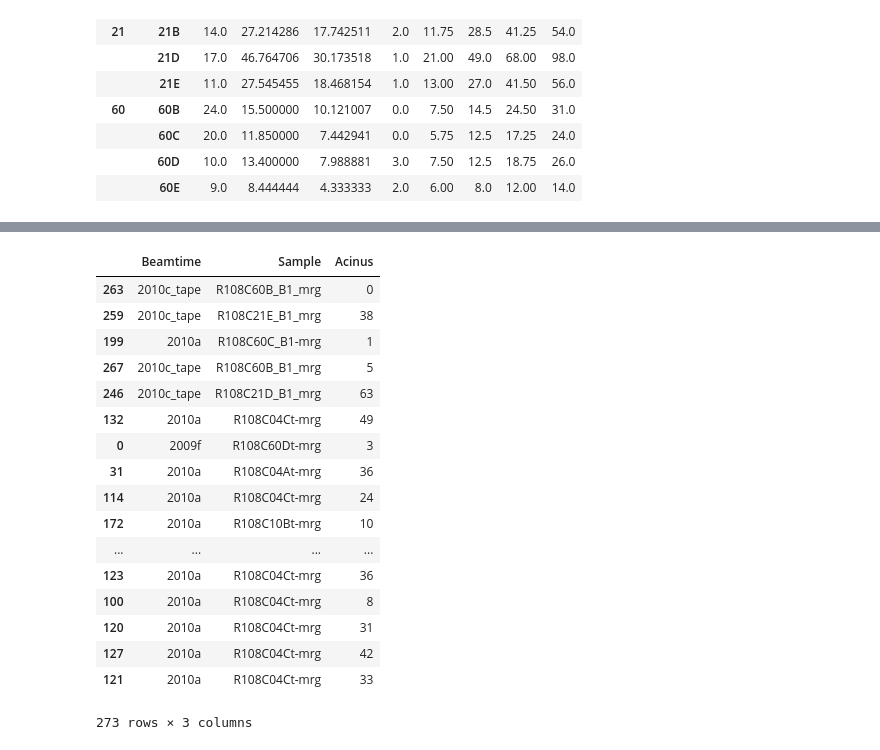
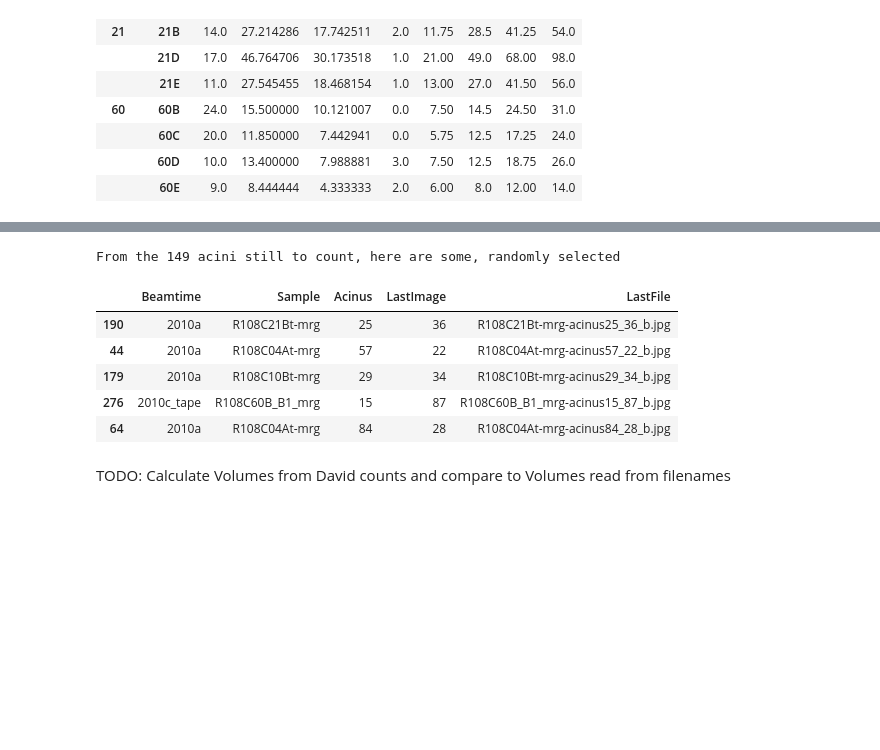
Before and after one commit to habi/acinar-analysis, a Jupyter notebook: DisectorVolumes.ipynb, the cells around one changed output, grey strips where cells are left out. Saved outputs shown, nothing was run; the diff lists cells and outputs as text; code cells hidden in the pictures; blank space fills up the shorter version.

```diff
--- a/DisectorVolumes.ipynb
+++ b/DisectorVolumes.ipynb
@@ -64,11 +72,11 @@ David assessed the disector volume in 15 acini
 # %%
-David = pandas.DataFrame({'Location_Counts': StepanizerFiles})
-David['Filename_Counts'] = [os.path.basename(f) for f in StepanizerFiles]
-David['Beamtime'] = [os.path.dirname(f).split('Acini')[1].split(os.sep)[1] for f in StepanizerFiles]
-David['Sample'] = [os.path.basename(f).split('-acinus')[0][1:] for f in StepanizerFiles]
-David['Animal'] = [os.path.basename(f).split('_R108C')[1].split('mrg-')[0][:3] for f in StepanizerFiles]
-David['Day'] = [int(os.path.basename(f).split('_R108C')[1].split('mrg-')[0][:2]) for f in StepanizerFiles]
-David['Acinus'] = [int(os.path.basename(f).split('acinus')[1].split('_')[0]) for f in StepanizerFiles]
+David = pandas.DataFrame({'Location': StepanizerFiles_David})
+David['Filename'] = [os.path.basename(f) for f in StepanizerFiles_David]
+David['Beamtime'] = [os.path.dirname(f).split('Acini')[1].split(os.sep)[1] for f in StepanizerFiles_David]
+David['Sample'] = [os.path.basename(f).split('-acinus')[0][1:] for f in StepanizerFiles_David]
+David['Animal'] = [os.path.basename(f).split('_R108C')[1].split('mrg-')[0][:3] for f in StepanizerFiles_David]
+David['Day'] = [int(os.path.basename(f).split('_R108C')[1].split('mrg-')[0][:2]) for f in StepanizerFiles_David]
+David['Acinus'] = [int(os.path.basename(f).split('acinus')[1].split('_')[0]) for f in StepanizerFiles_David]
 # %%
 David.groupby(by=['Day', 'Animal'])['Acinus'].describe()
 # %% [output]
@@ -140,7 +165,7 @@ DisectorVolumes.groupby(by=['Day', 'Animal'])['Counts'].describe()
 # Based on https://stackoverflow.com/a/33350050/323100
 StillToDo = pandas.merge(Eveline, David,
                          on=['Animal', 'Acinus', 'Day', 'Beamtime', 'Sample'],
-                         how='outer',
+                         how='outer', suffixes=['_Eveline', '_David'],
                          indicator=True)
 StillToDo = StillToDo[StillToDo._merge != 'both']
 print('We still need to assess the disector volume in %s acini...' % len(StillToDo))
@@ -148,0 +204,5 @@ We still need to assess the disector volume in 273 acini...
+# %%
+# Get last image file
+StillToDo['LastFile'] = [os.path.basename(sorted(glob.glob(os.path.join(os.path.dirname(location),
+                                                                         '*_??_b.jpg')))[-1]) for
+                          location in StillToDo.Location_Eveline]
@@ -149,23 +218,21 @@ We still need to assess the disector volume in 273 acini...
+# %%
+# See if we have more than 99 images...
+StillToDo['LastImage'] = [[int(os.path.basename(i).split('_')[-2]) for i in glob.glob(os.path.join(os.path.dirname(location),
+                                          '*.jpg'))] for
+                          location in StillToDo.Location_Eveline]
+StillToDo['LastImage'] = [max(li) for li in StillToDo['LastImage']]
 # %%
 # Print the 'Still to do' counts in random order.
 # Use this order to assess the disector volume
-StillToDo.sample(n=len(StillToDo))[['Beamtime', 'Sample', 'Acinus']]
+print('From the %s acini still to count, here are some, randomly selected' % len(StillToDo))
+StillToDo.sample(n=5)[['Beamtime', 'Sample', 'Acinus', 'LastImage', 'LastFile']]
 # %% [output]
+From the 149 acini still to count, here are some, randomly selected
-|  | Beamtime | Sample | Acinus |
-| 263 | 2010c_tape | R108C60B_B1_mrg | 0 |
-| 259 | 2010c_tape | R108C21E_B1_mrg | 38 |
-| 199 | 2010a | R108C60C_B1-mrg | 1 |
-| 267 | 2010c_tape | R108C60B_B1_mrg | 5 |
-| 246 | 2010c_tape | R108C21D_B1_mrg | 63 |
-| 132 | 2010a | R108C04Ct-mrg | 49 |
-| 0 | 2009f | R108C60Dt-mrg | 3 |
-| 31 | 2010a | R108C04At-mrg | 36 |
-| 114 | 2010a | R108C04Ct-mrg | 24 |
-| 172 | 2010a | R108C10Bt-mrg | 10 |
-| ... | ... | ... | ... |
-| 123 | 2010a | R108C04Ct-mrg | 36 |
-| 100 | 2010a | R108C04Ct-mrg | 8 |
-| 120 | 2010a | R108C04Ct-mrg | 31 |
-| 127 | 2010a | R108C04Ct-mrg | 42 |
-| 121 | 2010a | R108C04Ct-mrg | 33 |
+|  | Beamtime | Sample | Acinus | LastImage | LastFile |
+| 190 | 2010a | R108C21Bt-mrg | 25 | 36 | R108C21Bt-mrg-acinus25_36_b.jpg |
+| 44 | 2010a | R108C04At-mrg | 57 | 22 | R108C04At-mrg-acinus57_22_b.jpg |
+| 179 | 2010a | R108C10Bt-mrg | 29 | 34 | R108C10Bt-mrg-acinus29_34_b.jpg |
+| 276 | 2010c_tape | R108C60B_B1_mrg | 15 | 87 | R108C60B_B1_mrg-acinus15_87_b.jpg |
+| 64 | 2010a | R108C04At-mrg | 84 | 28 | R108C04At-mrg-acinus84_28_b.jpg |
-273 rows × 3 columns
+# %% [markdown]
+TODO: Calculate Volumes from David counts and compare to Volumes read from filenames
```
Also changed, not shown: parts of 16 cells of this notebook.
